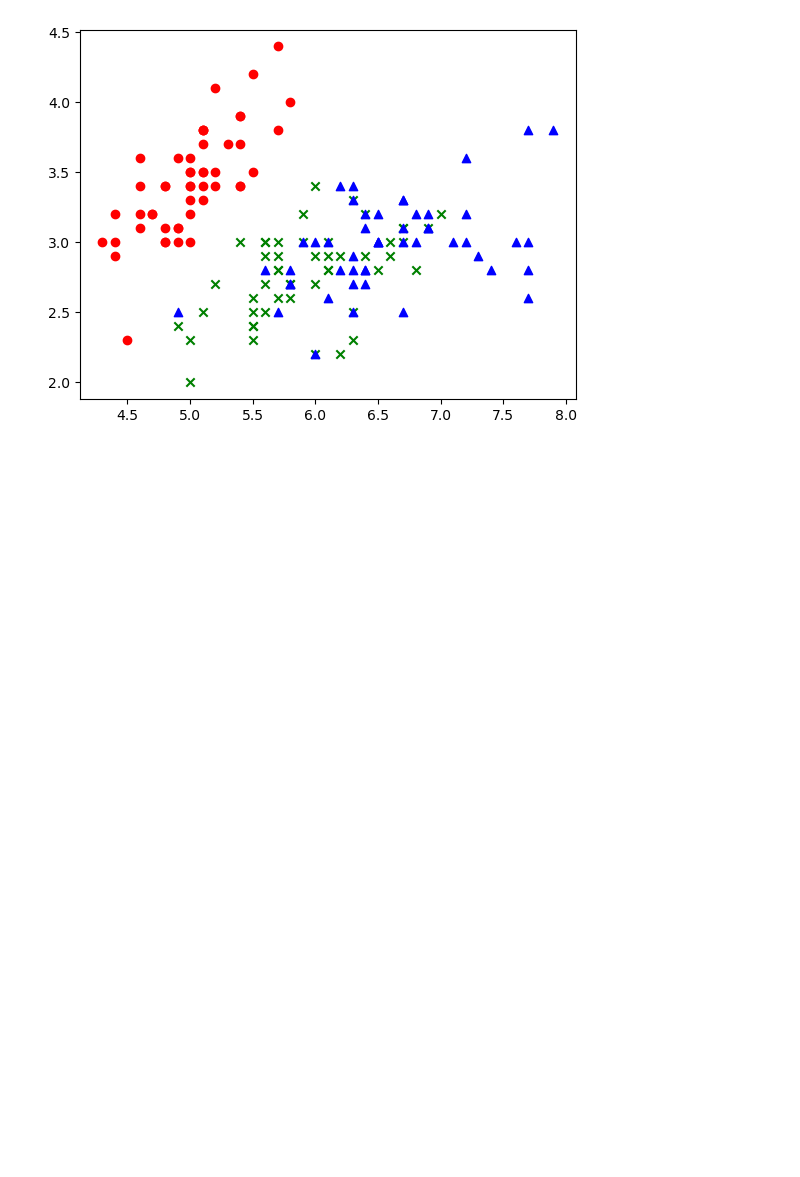
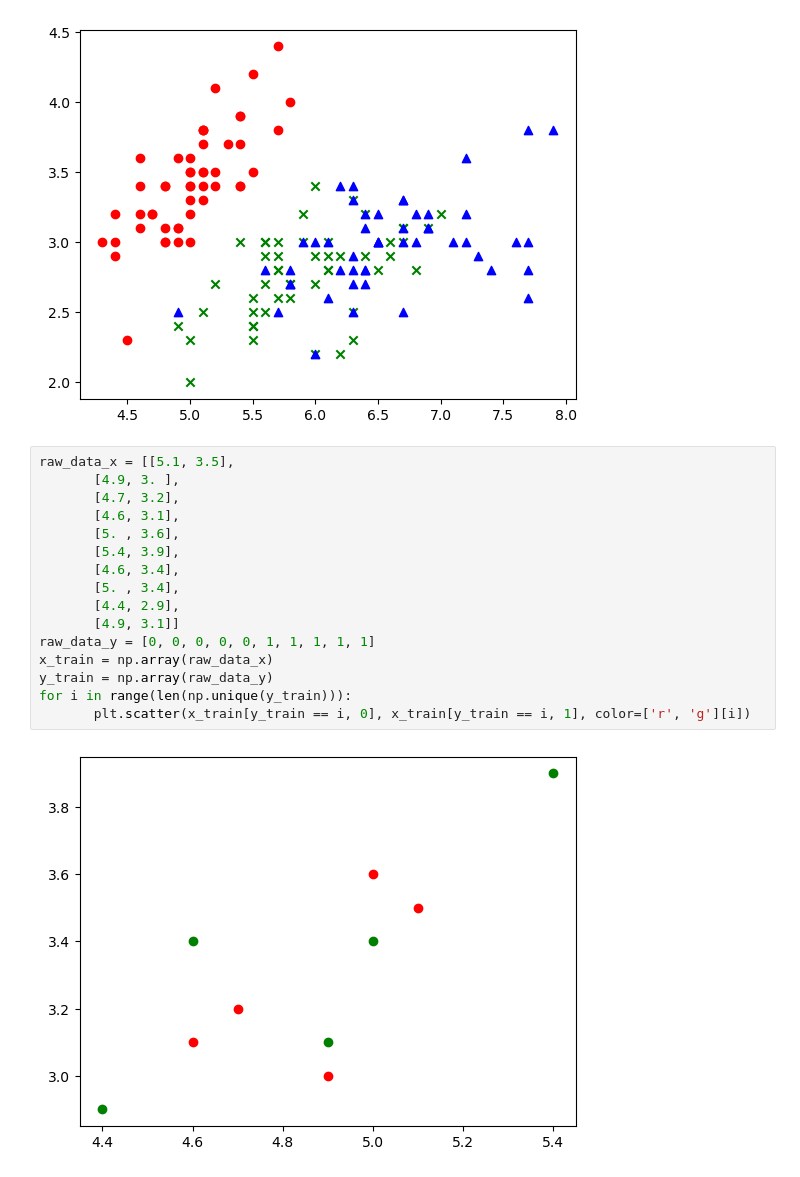
Before and after one commit to yuHang1996/machine_Learning, a Jupyter notebook: note-test.ipynb, the cells around one changed output. Cells and saved outputs as stored; diff of their text form; blank space fills up the shorter version.

```diff
--- a/note-test.ipynb
+++ b/note-test.ipynb
@@ -560,3 +575,21 @@ for i in range(len(np.unique(y))):
   plt.scatter(X[y == i, 0], X[y == i, 1], color=['r', 'g', 'b'][i], marker=['o', 'x', '^'][i])
 # %% [output]
 [figure]
+# %%
+raw_data_x = [[5.1, 3.5],
+       [4.9, 3. ],
+       [4.7, 3.2],
+       [4.6, 3.1],
+       [5. , 3.6],
+       [5.4, 3.9],
+       [4.6, 3.4],
+       [5. , 3.4],
+       [4.4, 2.9],
+       [4.9, 3.1]]
+raw_data_y = [0, 0, 0, 0, 0, 1, 1, 1, 1, 1]
+x_train = np.array(raw_data_x)
+y_train = np.array(raw_data_y)
+for i in range(len(np.unique(y_train))):
+       plt.scatter(x_train[y_train == i, 0], x_train[y_train == i, 1], color=['r', 'g'][i])
+# %% [output]
+[figure, added]
```
Also changed, not shown: parts of 4 cells of this notebook.
